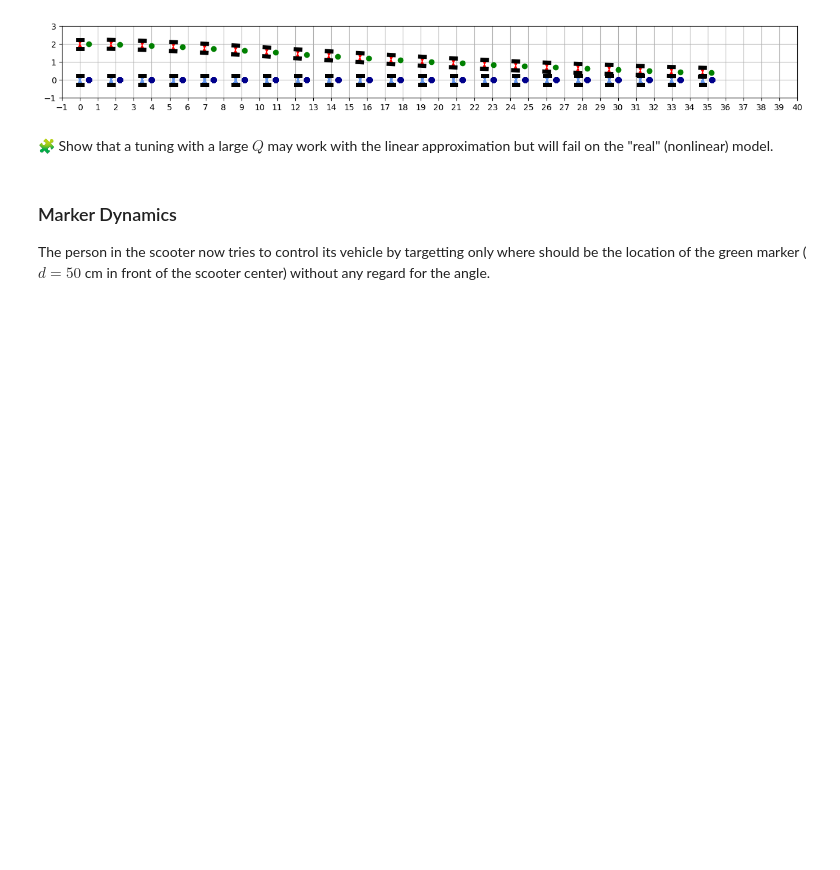
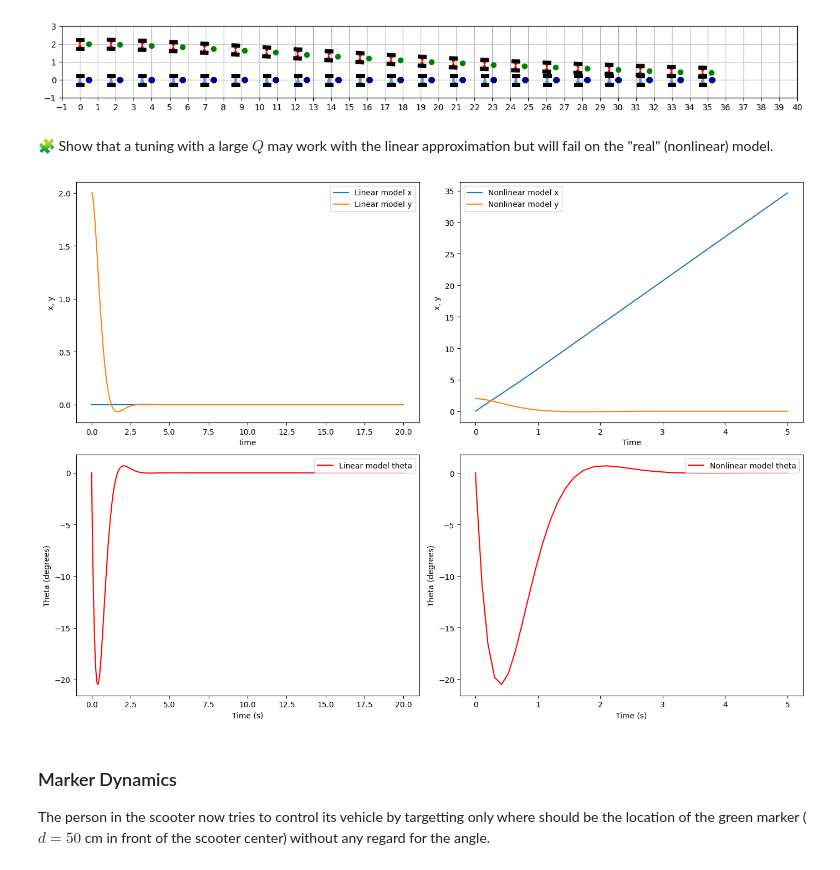
Before and after one commit to idalioua/control-engineering-with-python-project-2023-2024, a Jupyter notebook: Project-part-3.ipynb, the cells around one changed output. Cells and saved outputs as stored; diff of their text form; code cells hidden in the pictures; blank space fills up the shorter version.

```diff
--- a/Project-part-3.ipynb
+++ b/Project-part-3.ipynb
@@ -1060,6 +1060,62 @@ show()
 [figure]
 # %% [markdown]
 🧩 Show that a tuning with a large $Q$ may work with the linear approximation but will fail on the "real" (nonlinear) model.
+# %%
+Q = np.diag([10,10,10])
+R = np.diag([1,1])
+
+# Solve the continuous-time algebraic Riccati equation (CARE)
+P = solve_continuous_are(A, B, Q, R)
+
+# Compute K such that the quantity  J  is minimum with " tf=+∞ ".
+K = np.linalg.inv(R) @ B.T @ P
+
+# Compute the poles of the closed-loop system
+A_cl = A - B @ K
+poles = eig(A_cl)[0]
+results = solve_ivp(fun=lin_fun,t_span=[0,20],y0=[0,2,0],dense_output=True, rtol=1e-8, atol=1e-8)
+results2 = solve_ivp(fun=fun, y0=[0,2,0], t_span=[0,tf], rtol=1e-6, atol=1e-6, dense_output=True)
+t = linspace(0,20, 100)
+linsol = results.sol
+nonlinsol = results2.sol
+
+# Plot trajectories
+figure(figsize=(14, 10))
+
+# Plot linear x and y
+subplot(2, 2, 1)
+plot(results.t, linsol(results.t)[0], label='Linear model x')
+plot(results.t, linsol(results.t)[1], label='Linear model y')
+xlabel('time')
+ylabel('x, y')
+legend()
+
+# Plot nonlinear x and y
+subplot(2, 2, 2)
+plot(results2.t, nonlinsol(results2.t)[0], label='Nonlinear model x')
+plot(results2.t, nonlinsol(results2.t)[1], label='Nonlinear model y')
+xlabel('Time')
+ylabel('x, y')
+legend()
+
+# Plot linear theta
+subplot(2, 2, 3)
+plot(results.t, rad2deg(linsol(results.t)[2]), label='Linear model theta', color='r')
+xlabel('Time (s)')
+ylabel('Theta (degrees)')
+legend()
+
+# Plot nonlinear theta
+subplot(2, 2, 4)
+plot(results2.t, rad2deg(nonlinsol(results2.t)[2]), label='Nonlinear model theta', color='r')
+xlabel('Time (s)')
+ylabel('Theta (degrees)')
+legend()
+
+tight_layout()
+show()
+# %% [output]
+[figure, added]
 # %% [markdown]
 ###  Marker Dynamics
 
```
Also changed, not shown: parts of 1 cell of this notebook.
